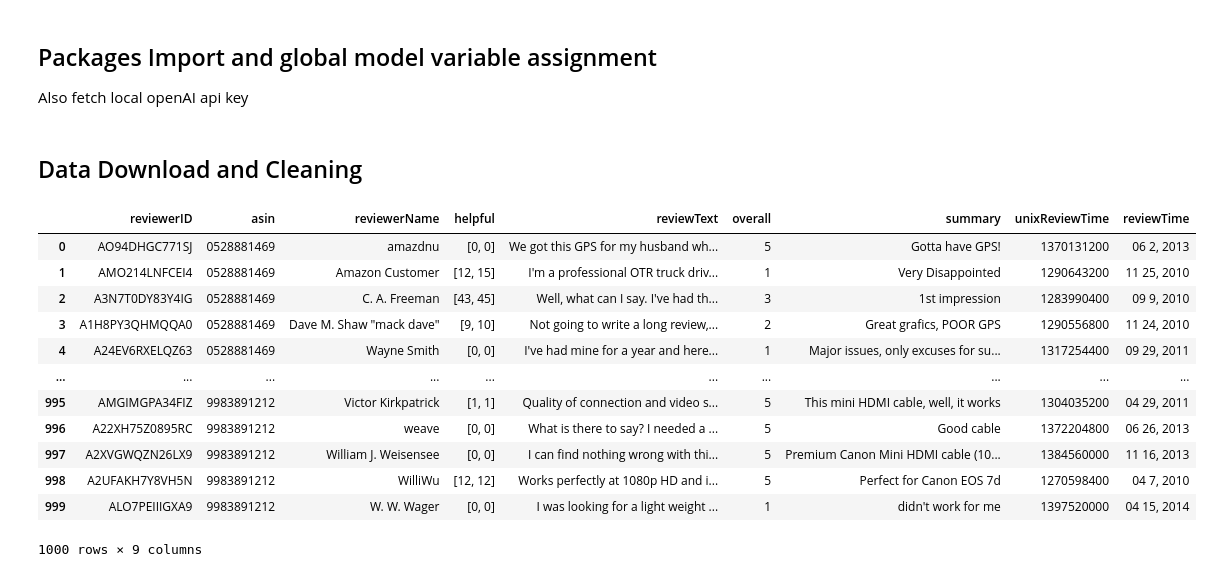
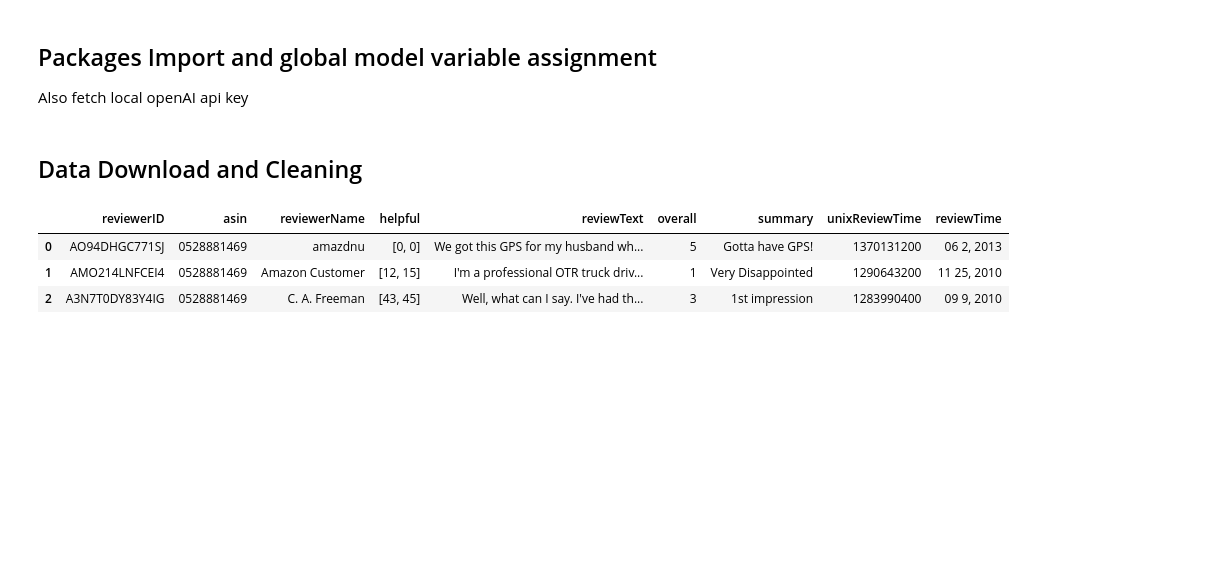
Before and after one commit to EnronMusk/MyRepo, a Jupyter notebook: ReviewGPT/model.ipynb, the cells around one changed output. Saved outputs shown, nothing was run; the diff lists cells and outputs as text; code cells hidden in the pictures; blank space fills up the shorter version.

```diff
--- a/ReviewGPT/model.ipynb
+++ b/ReviewGPT/model.ipynb
@@ -24,23 +18,14 @@ from functions import downloadData
 
 path = (r'C:\Users\Luke\Downloads\reviews_Electronics_5.json')
 
-data = downloadData(path = path, n = n_obs)
+data = downloadData(path = path, n = 10000)
 # %%
-data
+data.head(3)
 # %% [output]
 |  | reviewerID | asin | reviewerName | helpful | reviewText | overall | summary | unixReviewTime | reviewTime |
 | 0 | AO94DHGC771SJ | 0528881469 | amazdnu | [0, 0] | We got this GPS for my husband wh... | 5 | Gotta have GPS! | 1370131200 | 06 2, 2013 |
 | 1 | AMO214LNFCEI4 | 0528881469 | Amazon Customer | [12, 15] | I'm a professional OTR truck driv... | 1 | Very Disappointed | 1290643200 | 11 25, 2010 |
 | 2 | A3N7T0DY83Y4IG | 0528881469 | C. A. Freeman | [43, 45] | Well, what can I say. I've had th... | 3 | 1st impression | 1283990400 | 09 9, 2010 |
-| 3 | A1H8PY3QHMQQA0 | 0528881469 | Dave M. Shaw "mack dave" | [9, 10] | Not going to write a long review,... | 2 | Great grafics, POOR GPS | 1290556800 | 11 24, 2010 |
-| 4 | A24EV6RXELQZ63 | 0528881469 | Wayne Smith | [0, 0] | I've had mine for a year and here... | 1 | Major issues, only excuses for su... | 1317254400 | 09 29, 2011 |
-| ... | ... | ... | ... | ... | ... | ... | ... | ... | ... |
-| 995 | AMGIMGPA34FIZ | 9983891212 | Victor Kirkpatrick | [1, 1] | Quality of connection and video s... | 5 | This mini HDMI cable, well, it works | 1304035200 | 04 29, 2011 |
-| 996 | A22XH75Z0895RC | 9983891212 | weave | [0, 0] | What is there to say? I needed a ... | 5 | Good cable | 1372204800 | 06 26, 2013 |
-| 997 | A2XVGWQZN26LX9 | 9983891212 | William J. Weisensee | [0, 0] | I can find nothing wrong with thi... | 5 | Premium Canon Mini HDMI cable (10... | 1384560000 | 11 16, 2013 |
-| 998 | A2UFAKH7Y8VH5N | 9983891212 | WilliWu | [12, 12] | Works perfectly at 1080p HD and i... | 5 | Perfect for Canon EOS 7d | 1270598400 | 04 7, 2010 |
-| 999 | ALO7PEIIIGXA9 | 9983891212 | W. W. Wager | [0, 0] | I was looking for a light weight ... | 1 | didn't work for me | 1397520000 | 04 15, 2014 |
-1000 rows × 9 columns
 # %%
 from functions import transformData
 
```
Also changed, not shown: parts of 35 cells of this notebook, 2 other files.
